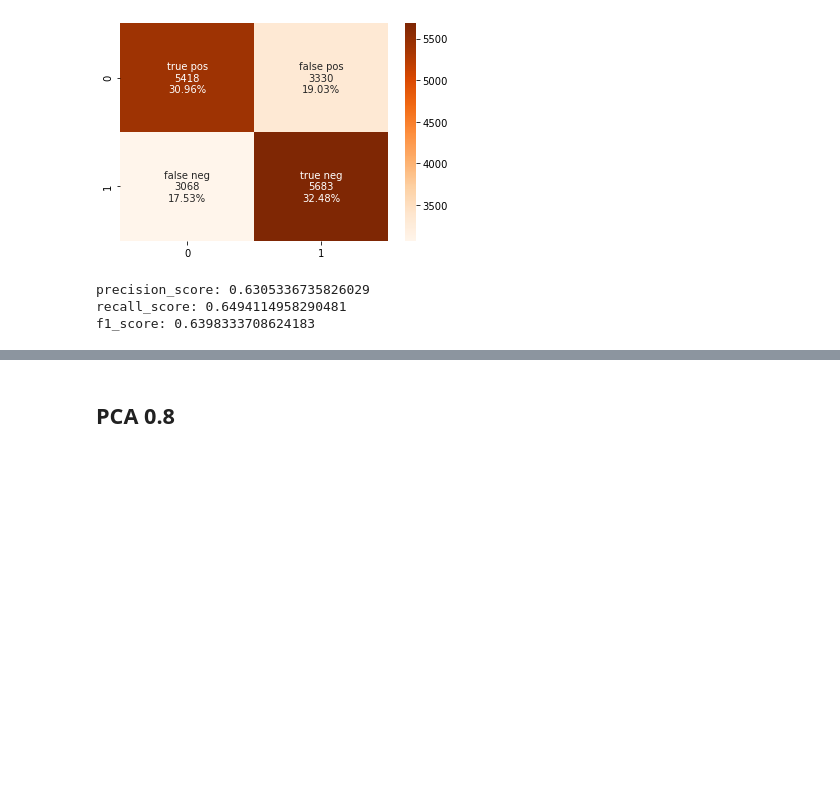
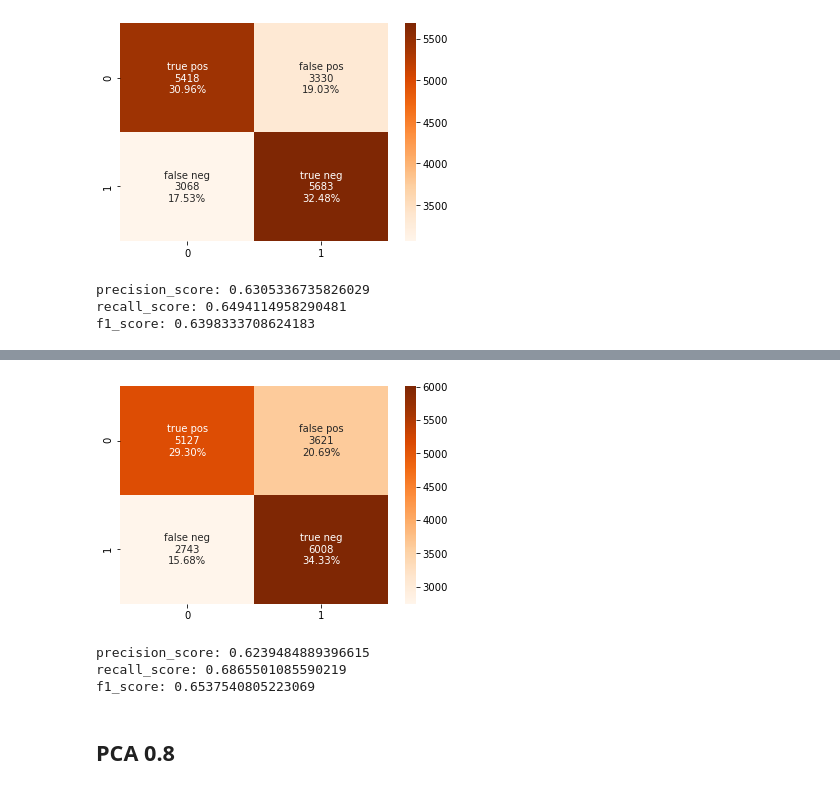
Before and after one commit to Yehudit-Brickner/data_science_end_of_year1_project, a Jupyter notebook: dogs vs cats 9.8.21 .ipynb, the cells around one changed output, grey strips where cells are left out. Saved outputs shown, nothing was run; the diff lists cells and outputs as text; code cells hidden in the pictures; blank space fills up the shorter version.

```diff
--- a/dogs vs cats 9.8.21 .ipynb
+++ b/dogs vs cats 9.8.21 .ipynb
@@ -554,3 +653,18 @@ f1_score: 0.5937571461239425
+# %%
+# confussion matrix
+y_pred_vote1_c = cross_val_predict(vote1,  x_train_reduced1, y_train_set, cv=5)
+cofussion_vote1=confusion_matrix(y_train_set, y_pred_vote1_c)
+confussion_matrix(cofussion_vote1)
+# %% [output]
+[figure, added]
+# %%
+print("precision_score:",precision_score(y_train_set, y_pred_vote1_c))
+print("recall_score:",recall_score(y_train_set, y_pred_vote1_c))
+print("f1_score:",f1_score(y_train_set, y_pred_vote1_c))
+# %% [output]
+precision_score: 0.6239484889396615
+recall_score: 0.6865501085590219
+f1_score: 0.6537540805223069
 # %% [markdown]
 ## PCA 0.8
 # %%
```
Also changed, not shown: parts of 96 cells of this notebook.
